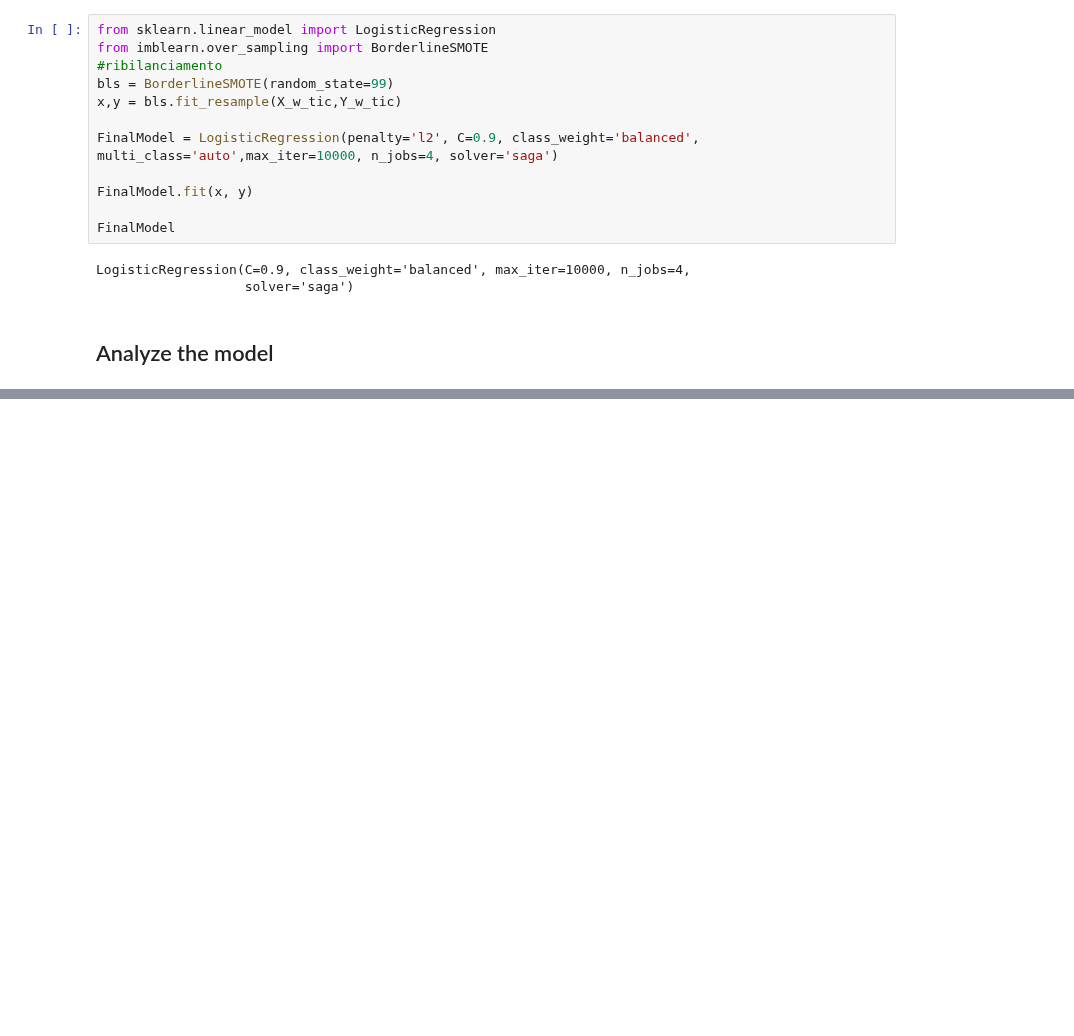
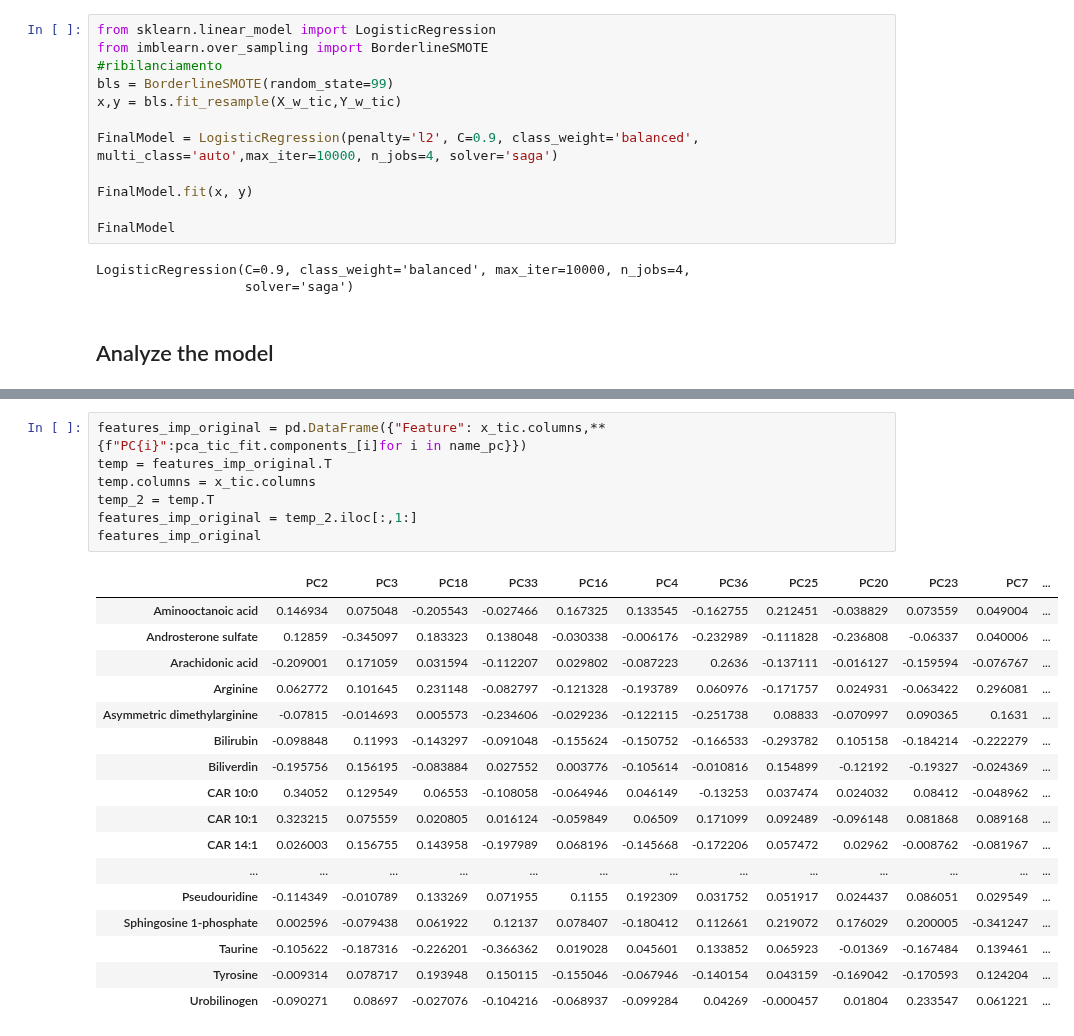
Before and after one commit to Bvs00/AI4ODA_projectwork, a Jupyter notebook: notebook_metaboloma.ipynb, the cells around one changed output, grey strips where cells are left out. Saved outputs shown, nothing was run; the diff lists cells and outputs as text; blank space fills up the shorter version.

```diff
--- a/notebook_metaboloma.ipynb
+++ b/notebook_metaboloma.ipynb
@@ -343,0 +381,25 @@ features_importance
+# %%
+features_imp_original = pd.DataFrame({"Feature": x_tic.columns,**{f"PC{i}":pca_tic_fit.components_[i]for i in name_pc}})
+temp = features_imp_original.T
+temp.columns = x_tic.columns
+temp_2 = temp.T
+features_imp_original = temp_2.iloc[:,1:]
+features_imp_original
+# %% [output]
+|  | PC2 | PC3 | PC18 | PC33 | PC16 | PC4 | PC36 | PC25 | PC20 | PC23 | PC7 | ... |
+| Aminooctanoic acid | 0.146934 | 0.075048 | -0.205543 | -0.027466 | 0.167325 | 0.133545 | -0.162755 | 0.212451 | -0.038829 | 0.073559 | 0.049004 | ... |
+| Androsterone sulfate | 0.12859 | -0.345097 | 0.183323 | 0.138048 | -0.030338 | -0.006176 | -0.232989 | -0.111828 | -0.236808 | -0.06337 | 0.040006 | ... |
+| Arachidonic acid | -0.209001 | 0.171059 | 0.031594 | -0.112207 | 0.029802 | -0.087223 | 0.2636 | -0.137111 | -0.016127 | -0.159594 | -0.076767 | ... |
+| Arginine | 0.062772 | 0.101645 | 0.231148 | -0.082797 | -0.121328 | -0.193789 | 0.060976 | -0.171757 | 0.024931 | -0.063422 | 0.296081 | ... |
+| Asymmetric dimethylarginine | -0.07815 | -0.014693 | 0.005573 | -0.234606 | -0.029236 | -0.122115 | -0.251738 | 0.08833 | -0.070997 | 0.090365 | 0.1631 | ... |
+| Bilirubin | -0.098848 | 0.11993 | -0.143297 | -0.091048 | -0.155624 | -0.150752 | -0.166533 | -0.293782 | 0.105158 | -0.184214 | -0.222279 | ... |
+| Biliverdin | -0.195756 | 0.156195 | -0.083884 | 0.027552 | 0.003776 | -0.105614 | -0.010816 | 0.154899 | -0.12192 | -0.19327 | -0.024369 | ... |
+| CAR 10:0 | 0.34052 | 0.129549 | 0.06553 | -0.108058 | -0.064946 | 0.046149 | -0.13253 | 0.037474 | 0.024032 | 0.08412 | -0.048962 | ... |
+| CAR 10:1 | 0.323215 | 0.075559 | 0.020805 | 0.016124 | -0.059849 | 0.06509 | 0.171099 | 0.092489 | -0.096148 | 0.081868 | 0.089168 | ... |
+| CAR 14:1 | 0.026003 | 0.156755 | 0.143958 | -0.197989 | 0.068196 | -0.145668 | -0.172206 | 0.057472 | 0.02962 | -0.008762 | -0.081967 | ... |
+| ... | ... | ... | ... | ... | ... | ... | ... | ... | ... | ... | ... | ... |
+| Pseudouridine | -0.114349 | -0.010789 | 0.133269 | 0.071955 | 0.1155 | 0.192309 | 0.031752 | 0.051917 | 0.024437 | 0.086051 | 0.029549 | ... |
+| Sphingosine 1-phosphate | 0.002596 | -0.079438 | 0.061922 | 0.12137 | 0.078407 | -0.180412 | 0.112661 | 0.219072 | 0.176029 | 0.200005 | -0.341247 | ... |
+| Taurine | -0.105622 | -0.187316 | -0.226201 | -0.366362 | 0.019028 | 0.045601 | 0.133852 | 0.065923 | -0.01369 | -0.167484 | 0.139461 | ... |
+| Tyrosine | -0.009314 | 0.078717 | 0.193948 | 0.150115 | -0.155046 | -0.067946 | -0.140154 | 0.043159 | -0.169042 | -0.170593 | 0.124204 | ... |
+| Urobilinogen | -0.090271 | 0.08697 | -0.027076 | -0.104216 | -0.068937 | -0.099284 | 0.04269 | -0.000457 | 0.01804 | 0.233547 | 0.061221 | ... |
```
Also changed, not shown: parts of 7 cells of this notebook.
